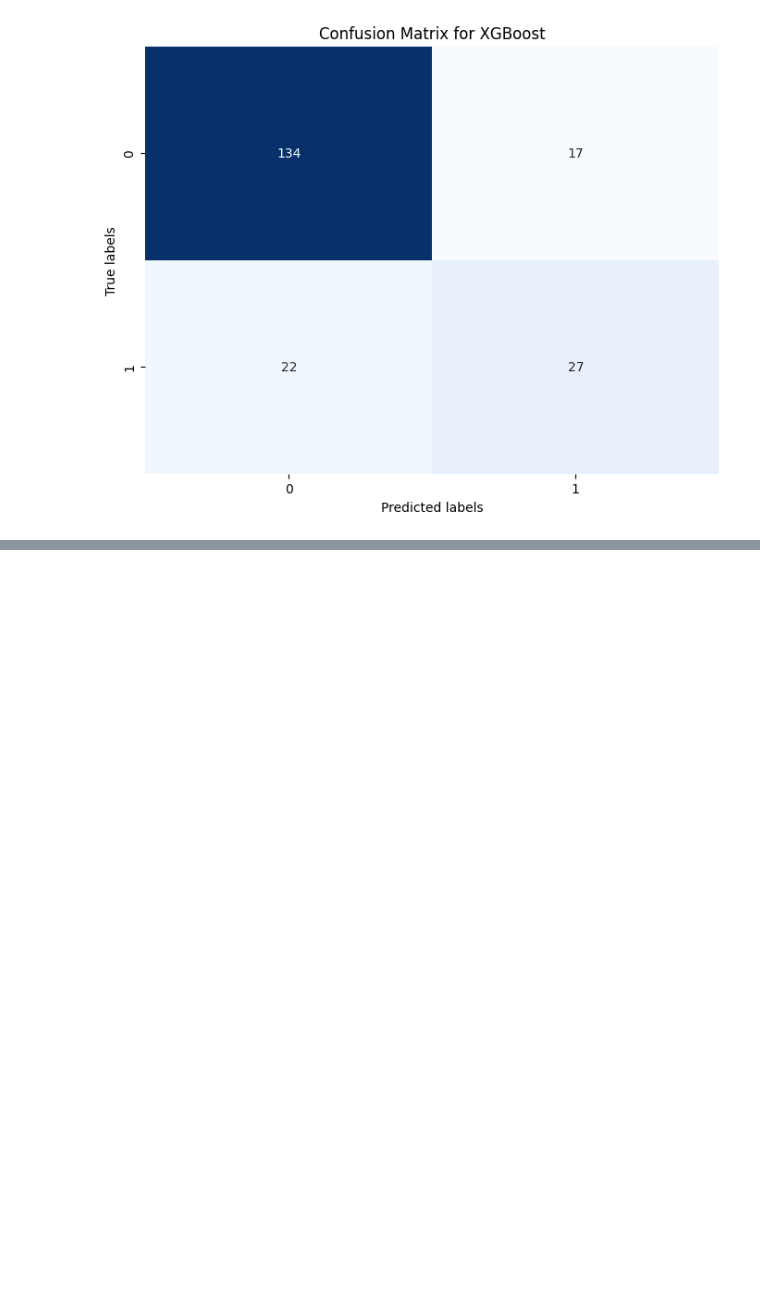
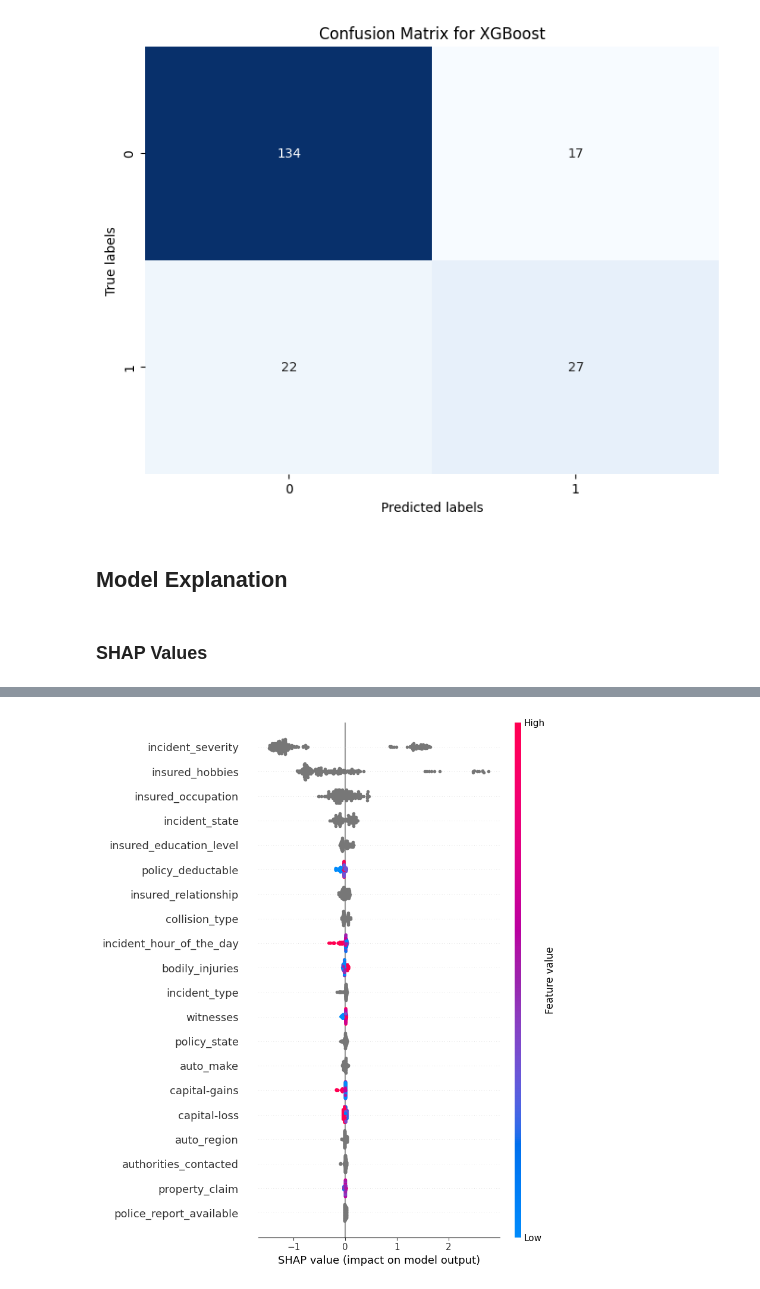
Before and after one commit to kevinchs0808/DSA4263-Project, a Jupyter notebook: main.ipynb, the cells around one changed output, grey strips where cells are left out. Saved outputs shown, nothing was run; the diff lists cells and outputs as text; code cells hidden in the pictures; blank space fills up the shorter version.

```diff
--- a/main.ipynb
+++ b/main.ipynb
@@ -220,3 +220,10 @@ xgb_model.evaluate()
 cm_xgb_tuned = xgb_model.plot_confusion_matrix()
 # %% [output]
 [figure]
+# %% [markdown]
+## Model Explanation
+# %% [markdown]
+### SHAP Values
+# %%
+xgb_model.shap_explanation(chosen_index=None)
+# %% [output]
@@ -222,0 +231 @@ cm_xgb_tuned = xgb_model.plot_confusion_matrix()
+[figure, added]
```
Also changed, not shown: parts of 3 cells of this notebook.
